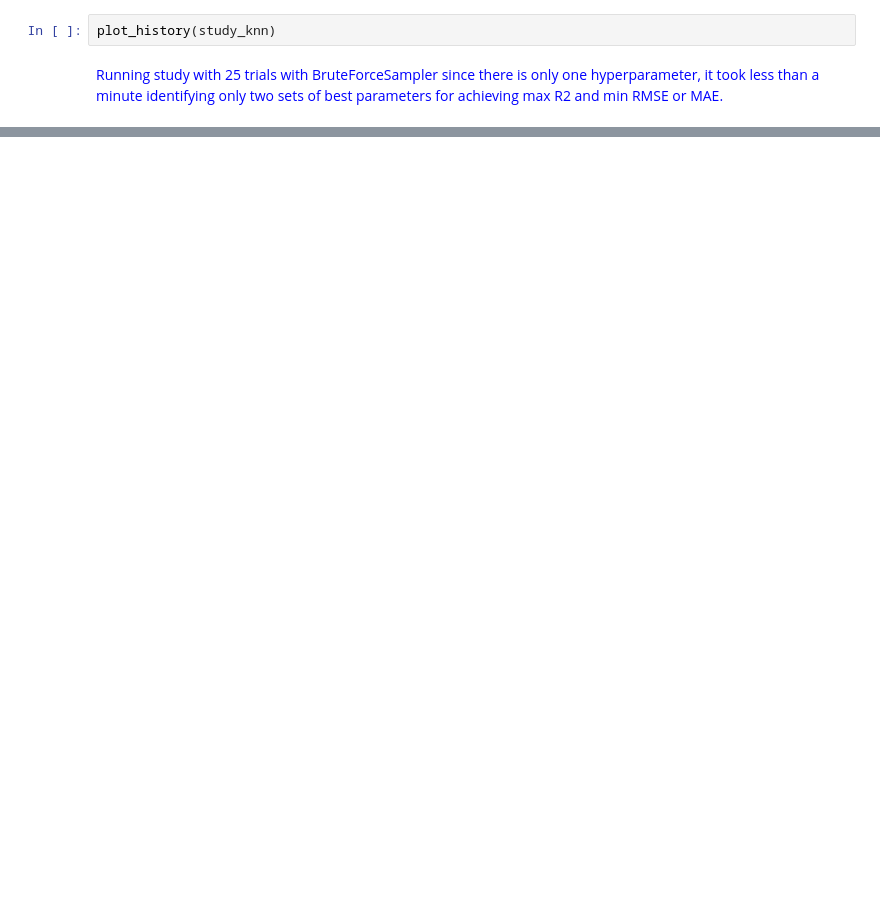
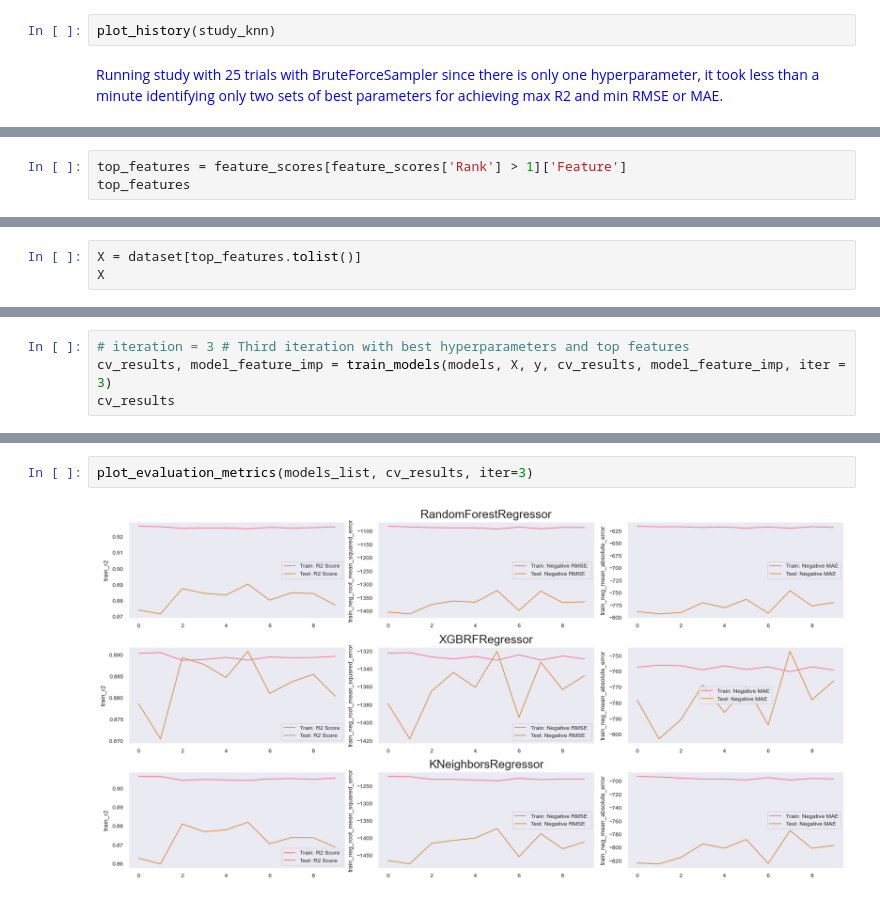
Before and after one commit to TeslimAdeyanju/4-Portfolio-SDS-CP023-diamond-price-predictor, a Jupyter notebook: submissions-team/reema-raghava/data-analysis.ipynb, the cells around one changed output, grey strips where cells are left out. Drawn from its saved outputs; the diff is of its cells as text; blank space fills up the shorter version.

```diff
--- a/submissions-team/reema-raghava/data-analysis.ipynb
+++ b/submissions-team/reema-raghava/data-analysis.ipynb
@@ -982,0 +1165,3 @@ Number of trials on the Pareto front: 3
+# %%
+top_features = feature_scores[feature_scores['Rank'] > 1]['Feature']
+top_features
@@ -982,0 +1190,3 @@ Number of trials on the Pareto front: 3
+# %%
+X = dataset[top_features.tolist()]
+X
@@ -982,0 +1207,4 @@ Number of trials on the Pareto front: 3
+# %%
+# iteration = 3 # Third iteration with best hyperparameters and top features
+cv_results, model_feature_imp = train_models(models, X, y, cv_results, model_feature_imp, iter = 3)
+cv_results
@@ -982,0 +1236,4 @@ Number of trials on the Pareto front: 3
+# %%
+plot_evaluation_metrics(models_list, cv_results, iter=3)
+# %% [output]
+[figure, added]
```
Also changed, not shown: parts of 62 cells of this notebook, 1 other file.
